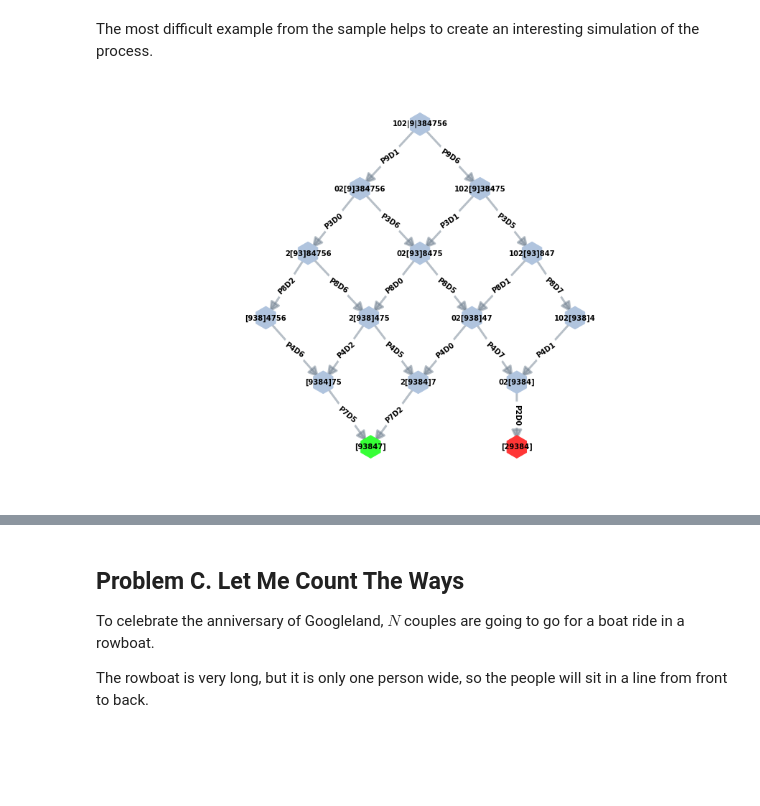
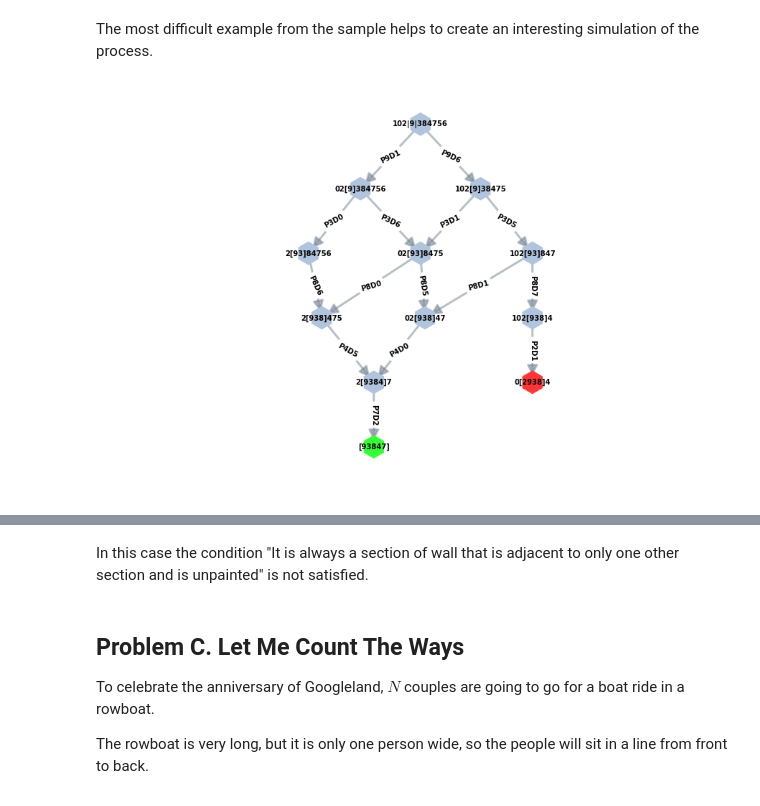
Before and after one commit to OlgaBelitskaya/colab_notebooks, a Jupyter notebook: kickstart_h2018.ipynb, the cells around one changed output, grey strips where cells are left out. Drawn from its saved outputs; the diff is of its cells as text; code cells hidden in the pictures; blank space fills up the shorter version.

```diff
--- a/kickstart_h2018.ipynb
+++ b/kickstart_h2018.ipynb
@@ -365,35 +356,29 @@ The most difficult example from the sample helps to create an interesting  simul
 # %%
 # Case 4
 GG4 = nx.DiGraph()
 GG4.add_edges_from([('102|9|384756','02[9]384756'), ('102|9|384756','102[9]38475'),
                     ('02[9]384756','2[93]84756'), ('02[9]384756','02[93]8475'),
                     ('102[9]38475','02[93]8475'), ('102[9]38475','102[93]847'),
-                    ('2[93]84756','[938]4756'), ('2[93]84756','2[938]475'),
+                    ('2[93]84756','2[938]475'),
                     ('02[93]8475','2[938]475'), ('02[93]8475','02[938]47'),
                     ('102[93]847','02[938]47'), ('102[93]847','102[938]4'),
-                    ('[938]4756','[9384]75'),
-                    ('2[938]475','[9384]75'), ('2[938]475','2[9384]7'),
-                    ('02[938]47','2[9384]7'), ('02[938]47','02[9384]'),
-                    ('102[938]4','02[9384]'), ('[9384]75','[93847]'),
-                    ('2[9384]7','[93847]'), ('02[9384]','[29384]')])
+                    ('2[938]475','2[9384]7'), ('02[938]47','2[9384]7'),
+                    ('2[9384]7','[93847]'), ('102[938]4', '0[2938]4')])
 
-node_colors1 = 13 * ['lightsteelblue'] + ['#36ff36', '#ff3636']
+node_colors1 = 10 * ['lightsteelblue'] + ['#36ff36', '#ff3636']
 
 edge_labels4 = {('102|9|384756','02[9]384756'):'P9D1', ('102|9|384756','102[9]38475'):'P9D6',
                 ('02[9]384756','2[93]84756'):'P3D0', ('02[9]384756','02[93]8475'):'P3D6',
                 ('102[9]38475','02[93]8475'):'P3D1', ('102[9]38475','102[93]847'):'P3D5',
-                ('2[93]84756','[938]4756'):'P8D2', ('2[93]84756','2[938]475'):'P8D6',
+                ('2[93]84756','2[938]475'):'P8D6',
                 ('02[93]8475','2[938]475'):'P8D0', ('02[93]8475','02[938]47'):'P8D5',
                 ('102[93]847','02[938]47'):'P8D1', ('102[93]847','102[938]4'):'P8D7',
-                ('[938]4756','[9384]75'):'P4D6',
-                ('2[938]475','[9384]75'):'P4D2', ('2[938]475','2[9384]7'):'P4D5',
-                ('02[938]47','2[9384]7'):'P4D0', ('02[938]47','02[9384]'):'P4D7',
-                ('102[938]4','02[9384]'):'P4D1', ('[9384]75','[93847]'):'P7D5',
-                ('2[9384]7','[93847]'):'P7D2', ('02[9384]','[29384]'):'P2D0'}
+                ('2[938]475','2[9384]7'):'P4D5', ('02[938]47','2[9384]7'):'P4D0',
+                ('2[9384]7','[93847]'):'P7D2', ('102[938]4', '0[2938]4'):'P2D1'}
 
 draw_digraph(GG4, edge_labels4, node_colors1, 15, 10)
 # %% [output]
-[figure, old version]
+[figure, new version]
 # %%
 def start(wall, start_id):
     paint_id = [start_id]
@@ -470,6 +455,8 @@ find_guarantee(wall, 4)
 ==============================
 [31, 31, 31, 31, 31, 31, 31, 31, 26, 26, 26, 26, 31, 31, 31, 26] 26
 26
+# %% [markdown]
+In this case the condition "It is always a section of wall that is adjacent to only one other section and is unpainted" is not satisfied.
 # %% [markdown]
 ## Problem C. Let Me Count The Ways
 
```
Also changed, not shown: parts of 2 cells of this notebook.
